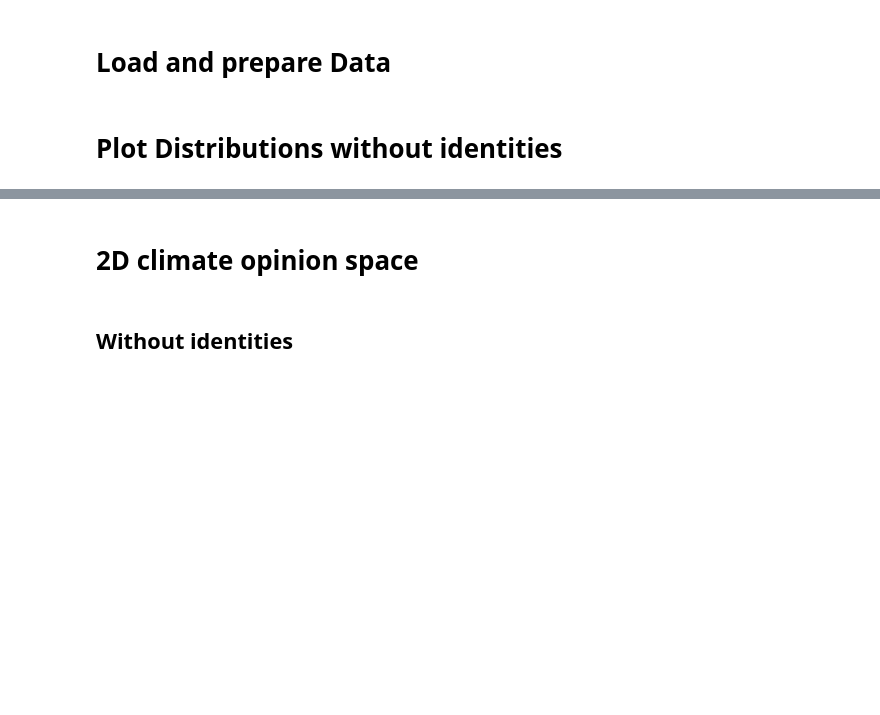
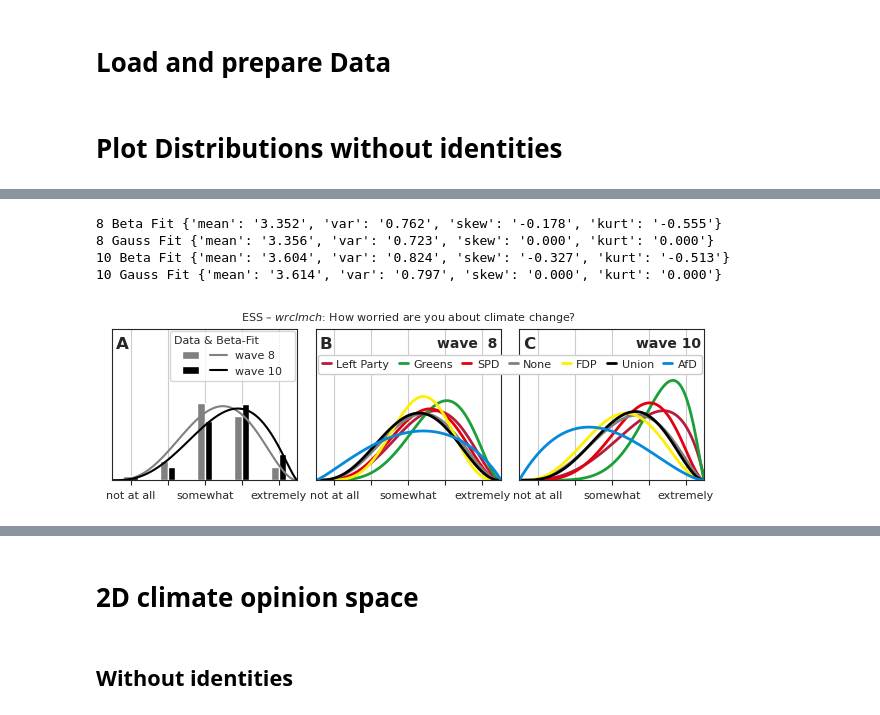
Before and after one commit to PeterSteiglechner/perceived-polarisation, a Jupyter notebook: EDA_ess.ipynb, the cells around one changed output, grey strips where cells are left out. Cells and saved outputs as stored; diff of their text form; code cells hidden in the pictures; blank space fills up the shorter version.

```diff
--- a/EDA_ess.ipynb
+++ b/EDA_ess.ipynb
@@ -95,0 +102,80 @@ repliesShort = {
+# %%
+
+fig, axs = plt.subplots(1,3, sharey=False, figsize=(16/2.54, 5/2.54), gridspec_kw={"wspace":0.1})
+prop_cycle = plt.rcParams['axes.prop_cycle']
+colors = ["grey", "k"] #prop_cycle.by_key()['color']
+var = "wrclmch"
+x = np.linspace(0.5,5.5,100)
+for n, r in enumerate(waves):
+    props = beta.fit(filtered_data.loc[filtered_data.essround==r][var].dropna(), floc=x[0], fscale=x[-1]-x[0])
+    propsN = norm.fit(filtered_data.loc[filtered_data.essround==r][var].dropna())
+    fitted_beta = beta(*props)
+    fitted_norm = norm(*propsN)
+    fitstats = fitted_beta.stats(moments='mvsk')
+    print(r, "Beta Fit", dict(zip(["mean", "var", "skew", "kurt"], [f"{f:.3f}" for f in fitstats])))
+    print(r, "Gauss Fit", dict(zip(["mean", "var", "skew", "kurt"], [f"{f:.3f}" for f in fitted_norm.stats(moments="mvsk")])))
+    bins=np.arange(0.5, 5.51)
+    vals, bins = np.histogram(filtered_data.loc[filtered_data.essround==r][var], density=True, bins=bins)
+    xbar = bins[:-1]+0.5 + (-0.1 if r==8 else 0.1)
+    axs[0].bar(xbar, vals, alpha=1, width=0.2, label=f"wave {r}",  color=colors[n])
+    axs[0].plot(x, fitted_beta.pdf(x), label=f"wave {r}", color=colors[n])
+    #ax.plot(x, fitted_norm.pdf(x), ls="--", color=colors[n])
+
+h, l = axs[0].get_legend_handles_labels()
+ph = [plt.plot([],marker="", ls="")[0]]
+handles = [h[2], h[3], h[0], h[1]]
+labels =["", ""] + [l[2]] + [l[3]]
+axs[0].legend(handles, labels, fontsize=smallfs, ncol=2, handlelength=1.5, handletextpad=0.8, columnspacing=0.2, title="Data & Beta-Fit         ", bbox_to_anchor=(0.99, 0.99), loc="upper right",borderaxespad=0.04)
+#axs[1].legend(handles, labels, fontsize=smallfs, ncol=2, handletextpad=1.3, columnspacing=0.6, title="Data & Beta-Fit                  ", bbox_to_anchor=(1.02, 1.05))
+#plt.legend(handles, labels, ncol=2)
+plt.setp(axs[0].get_legend().get_title(), fontsize=smallfs) # for legend title
+
+fitted_betas_xparty = {}
+
+x = np.linspace(0.5,5.5,100)
+fitted_betas_xparty = {8:{}, 10:{}}
+for n, (ax, r) in enumerate(zip(axs[1:], waves)):
+    for party in parties:
+        props = beta.fit(filtered_data.loc[filtered_data.identity==party].loc[filtered_data.essround==r][var].dropna(), floc=x[0], fscale=x[-1]-x[0])
+        fitted_beta = beta(*props)
+        fitted_betas_xparty[int(r)][party] = fitted_beta
+        fitstats = fitted_beta.stats(moments='mvsk')
+
+        #if party=="Green":
+        #    filtered_data.loc[filtered_data.identity==4].loc[filtered_data.essround==r][var].plot.hist(color=cols["Green"], bins=np.arange(-0.5, 5.51), width=0.8, density=True, label=party, alpha=0.2, ax=ax)
+
+        ax.plot(x, fitted_beta.pdf(x), color=cols[party], label=party, lw=2)
+axs[2].legend(loc="upper right", bbox_to_anchor=(0.99, 0.83), ncol=7, fontsize=smallfs, handlelength=0.8, handletextpad=0.5, columnspacing=0.85,borderaxespad=0.04, framealpha=1)
+
+
+
+axs[1].set_title(fr"ESS – ${var}$: {questionLong[var]}", fontsize=smallfs)
+for ax in axs:
+    ax.set_facecolor('white')
+    #ax.set_xlabel(question[var],  fontsize=smallfs) #  + f"\n–{var}–",
+    ax.set_xlim(x[0], x[-1])
+    ax.set_xticks(np.arange(x[0]+0.5, x[-1]))
+    ax.set_xticklabels([repliesShort[var][k] if k%2==1 else "" for k in ax.get_xticks() ], fontsize=smallfs)
+    ax.set_ylabel("", fontsize=bigfs, y=0)
+    ax.set_yticklabels([])
+    ax.tick_params(left=False, bottom=True)
+    ax.grid(axis="x", zorder=0)
+axs[0].set_ylim(0,0.85)
+axs[1].set_ylim(0,0.95)
+axs[2].set_ylim(0,0.95)
+axs[1].text(0.98, 0.95, "wave  8", va="top", ha="right", fontdict={"weight":"bold", "size":bigfs}, transform=axs[1].transAxes)
+axs[2].text(0.98, 0.95, "wave 10", va="top", ha="right", fontdict={"weight":"bold", "size":bigfs}, transform=axs[2].transAxes)
+axs[0].text(0.02, 0.95, "A", va="top", ha="left", fontdict={"weight":"bold", "size":12}, transform=axs[0].transAxes)
+axs[1].text(0.02, 0.95, "B", va="top", ha="left", fontdict={"weight":"bold", "size":12}, transform=axs[1].transAxes)
+axs[2].text(0.02, 0.95, "C", va="top", ha="left", fontdict={"weight":"bold", "size":12}, transform=axs[2].transAxes)
+
+#fig.set_facecolor("yellow")
+fig.subplots_adjust(bottom=0.12, left=0.03, right=0.97, top=0.89)
+plt.savefig("figs/wrclmch_ESS8-10_3panels.pdf")
+plt.savefig("figs/wrclmch_ESS8-10_3panels.png", dpi=600)
+# %% [output]
+8 Beta Fit {'mean': '3.352', 'var': '0.762', 'skew': '-0.178', 'kurt': '-0.555'}
+8 Gauss Fit {'mean': '3.356', 'var': '0.723', 'skew': '0.000', 'kurt': '0.000'}
+10 Beta Fit {'mean': '3.604', 'var': '0.824', 'skew': '-0.327', 'kurt': '-0.513'}
+10 Gauss Fit {'mean': '3.614', 'var': '0.797', 'skew': '0.000', 'kurt': '0.000'}
+[figure, added]
```
Also changed, not shown: parts of 7 cells of this notebook, 4 other files.
